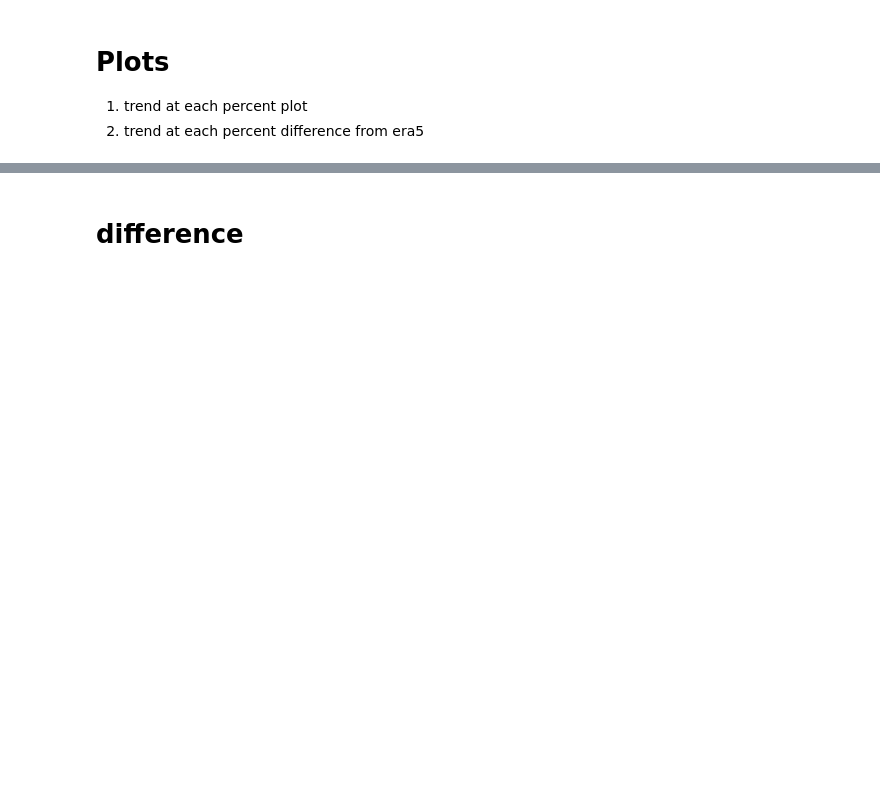
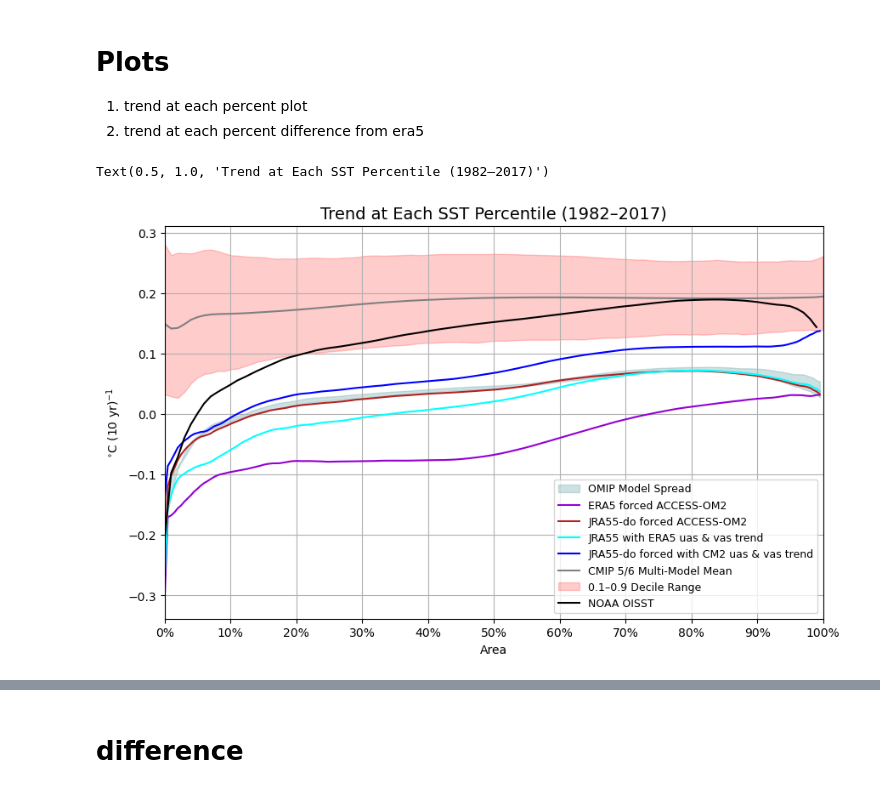
Before and after one commit to Isabela-conde/JRA55-do_ctrl_ERA5-forcings, a Jupyter notebook: cold_warm_metric/cw_load_and_percentile_plots.ipynb, the cells around one changed output, grey strips where cells are left out. Cells and saved outputs as stored; diff of their text form; code cells hidden in the pictures; blank space fills up the shorter version.

```diff
--- a/cold_warm_metric/cw_load_and_percentile_plots.ipynb
+++ b/cold_warm_metric/cw_load_and_percentile_plots.ipynb
@@ -318,34 +310,37 @@ axes.fill_between(
 # (perturb_percent_era5_uas_trend*12*10).plot(ax=axes, label='JRA55 with ERA5 uas trend', color='cyan')
 (perturb_percent_era5_uas_vas_trend*12*10).plot(ax=axes, label='JRA55 with ERA5 uas & vas trend', color='cyan')
 # (perturb_percent_era5_rsds_rlds_trend*12*10).plot(ax=axes, label='JRA55 with ERA5 rsds & rlds trend', color='indianred')
 # ((perturb_percent_era5_huss_tas_trend)*12*10).plot(ax=axes, label='JRA55 with ERA5 huss & tas trend', color='limegreen')
 # ((perturb_percent_era5_winds)*12*10).plot(ax=axes, label='JRA55 with ERA5 winds trend', color='violet')
 # ((perturb_percent_all_trend)*12*10).plot(ax=axes, label='JRA55 with ERA5 all-ish trends', color='orange',lw = 1.5)
 (perturb_percent_cm2_winds_trend*12*10).plot(ax=axes, label='JRA55-do forced with CM2 uas & vas trend', color='blue',lw = 1.5)
 
-(cm2_percent_trend*10*12).plot(ax=axes, label='ACCESS-CM2', color='red')
+# (cm2_percent_trend*10*12).plot(ax=axes, label='ACCESS-CM2', color='red')
 # -------------------------
 # CMIP + envelope
 # -------------------------
 sns.lineplot(x="area", y="mean", data=df, ax=axes, color='grey', label='CMIP 5/6 Multi-Model Mean')
 axes.fill_between(df['area'], df['upper'], df['lower'], alpha=0.2, color='red',
                   label='0.1–0.9 Decile Range')
 
 # NOAA observational line
 axes.plot(noaa_sst_trend.area.values, noaa_sst_trend.values * 10 * 12,
           color='k', label='NOAA OISST')
 
 # -------------------------
 # Formatting
 # -------------------------
 axes.set_xticks(np.linspace(0, 1, 11))
 axes.set_xticklabels([f'{int(x*100)}%' for x in np.linspace(0, 1, 11)])
 axes.grid(True)
 axes.legend(loc='lower right', fontsize=9)
 axes.set_xlim(0, 1)
 axes.set_ylabel(r'$^{\circ}$C (10 yr)$^{-1}$')
 axes.set_xlabel('Area')
 plt.title('Trend at Each SST Percentile (1982–2017)', fontsize=14)
+# %% [output]
+Text(0.5, 1.0, 'Trend at Each SST Percentile (1982–2017)')
+[figure, added]
 # %%
 fig, axes = plt.subplots(figsize=(10, 6))
 
```
Also changed, not shown: parts of 10 cells of this notebook, 16 other files.
